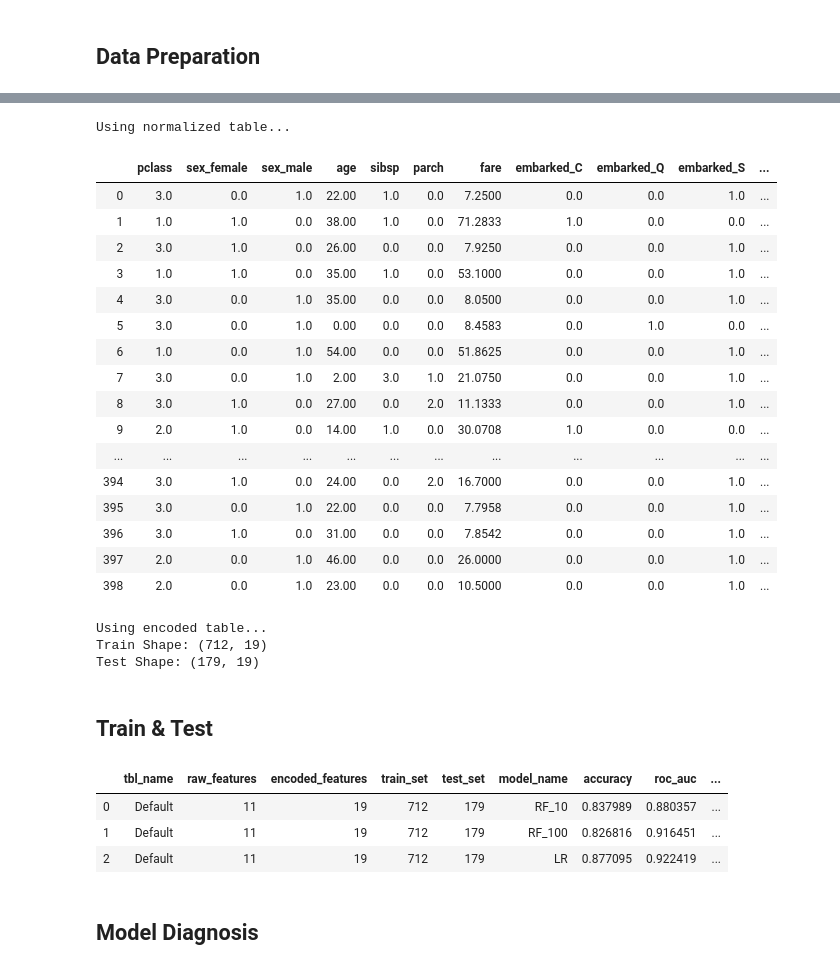
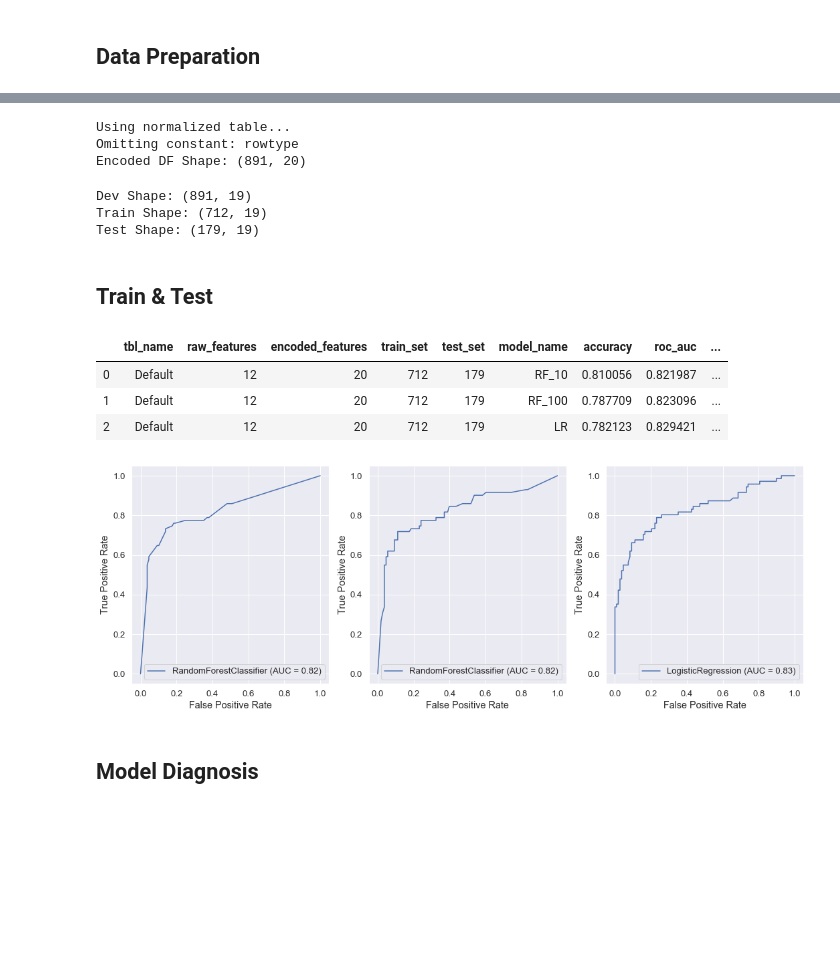
Before and after one commit to jykim/eda_utils, a Jupyter notebook: notebooks/titanic_example.ipynb, the cells around one changed output, grey strips where cells are left out. Cells and saved outputs as stored; diff of their text form; code cells hidden in the pictures; blank space fills up the shorter version.

```diff
--- a/notebooks/titanic_example.ipynb
+++ b/notebooks/titanic_example.ipynb
@@ -194,4 +195,4 @@ reload(mb)
 titanic['survived_yn'] = titanic['survived'].apply(lambda e: True if e == 'Survived' else False )
 titanic_final = titanic.drop(['survived', 'alive', 'embark_town', 'adult_male', 'deck'], axis=1)
 titanic_final.to_csv("titanic_final.csv")
-mt = mb.MLTable(titanic_final, "survived_yn")
+mt = mb.MLTable(titanic_final, c_label="survived_yn")
@@ -236,28 +242,13 @@ mt.normalize(topk=3).head()
 # %%
-mt.encode()
+mt.encode();
 # %% [output]
 Using normalized table...
+Omitting constant: rowtype
+Encoded DF Shape: (891, 20)
-|  | pclass | sex_female | sex_male | age | sibsp | parch | fare | embarked_C | embarked_Q | embarked_S | ... |
-| 0 | 3.0 | 0.0 | 1.0 | 22.00 | 1.0 | 0.0 | 7.2500 | 0.0 | 0.0 | 1.0 | ... |
-| 1 | 1.0 | 1.0 | 0.0 | 38.00 | 1.0 | 0.0 | 71.2833 | 1.0 | 0.0 | 0.0 | ... |
-| 2 | 3.0 | 1.0 | 0.0 | 26.00 | 0.0 | 0.0 | 7.9250 | 0.0 | 0.0 | 1.0 | ... |
-| 3 | 1.0 | 1.0 | 0.0 | 35.00 | 1.0 | 0.0 | 53.1000 | 0.0 | 0.0 | 1.0 | ... |
-| 4 | 3.0 | 0.0 | 1.0 | 35.00 | 0.0 | 0.0 | 8.0500 | 0.0 | 0.0 | 1.0 | ... |
-| 5 | 3.0 | 0.0 | 1.0 | 0.00 | 0.0 | 0.0 | 8.4583 | 0.0 | 1.0 | 0.0 | ... |
-| 6 | 1.0 | 0.0 | 1.0 | 54.00 | 0.0 | 0.0 | 51.8625 | 0.0 | 0.0 | 1.0 | ... |
-| 7 | 3.0 | 0.0 | 1.0 | 2.00 | 3.0 | 1.0 | 21.0750 | 0.0 | 0.0 | 1.0 | ... |
-| 8 | 3.0 | 1.0 | 0.0 | 27.00 | 0.0 | 2.0 | 11.1333 | 0.0 | 0.0 | 1.0 | ... |
-| 9 | 2.0 | 1.0 | 0.0 | 14.00 | 1.0 | 0.0 | 30.0708 | 1.0 | 0.0 | 0.0 | ... |
-| ... | ... | ... | ... | ... | ... | ... | ... | ... | ... | ... | ... |
-| 394 | 3.0 | 1.0 | 0.0 | 24.00 | 0.0 | 2.0 | 16.7000 | 0.0 | 0.0 | 1.0 | ... |
-| 395 | 3.0 | 0.0 | 1.0 | 22.00 | 0.0 | 0.0 | 7.7958 | 0.0 | 0.0 | 1.0 | ... |
-| 396 | 3.0 | 1.0 | 0.0 | 31.00 | 0.0 | 0.0 | 7.8542 | 0.0 | 0.0 | 1.0 | ... |
-| 397 | 2.0 | 0.0 | 1.0 | 46.00 | 0.0 | 0.0 | 26.0000 | 0.0 | 0.0 | 1.0 | ... |
-| 398 | 2.0 | 0.0 | 1.0 | 23.00 | 0.0 | 0.0 | 10.5000 | 0.0 | 0.0 | 1.0 | ... |
 # %%
 mt.split()
 # %% [output]
-Using encoded table...
+Dev Shape: (891, 19)
 Train Shape: (712, 19)
 Test Shape: (179, 19)
 # %% [markdown]
@@ -275,12 +266,13 @@ mlb.add_model(mb.MLModel("LR", LogisticRegression(solver='liblinear')))
 # %%
 mlb.train_batch()
 # %%
-mlb.evaluate_batch()
+mlb.evaluate_batch(verbose=True)
 # %% [output]
 |  | tbl_name | raw_features | encoded_features | train_set | test_set | model_name | accuracy | roc_auc | ... |
-| 0 | Default | 11 | 19 | 712 | 179 | RF_10 | 0.837989 | 0.880357 | ... |
-| 1 | Default | 11 | 19 | 712 | 179 | RF_100 | 0.826816 | 0.916451 | ... |
-| 2 | Default | 11 | 19 | 712 | 179 | LR | 0.877095 | 0.922419 | ... |
+| 0 | Default | 12 | 20 | 712 | 179 | RF_10 | 0.810056 | 0.821987 | ... |
+| 1 | Default | 12 | 20 | 712 | 179 | RF_100 | 0.787709 | 0.823096 | ... |
+| 2 | Default | 12 | 20 | 712 | 179 | LR | 0.782123 | 0.829421 | ... |
+[figure, added]
 # %% [markdown]
 ## Model Diagnosis
 # %%
```
Also changed, not shown: parts of 8 cells of this notebook, 4 other files.
